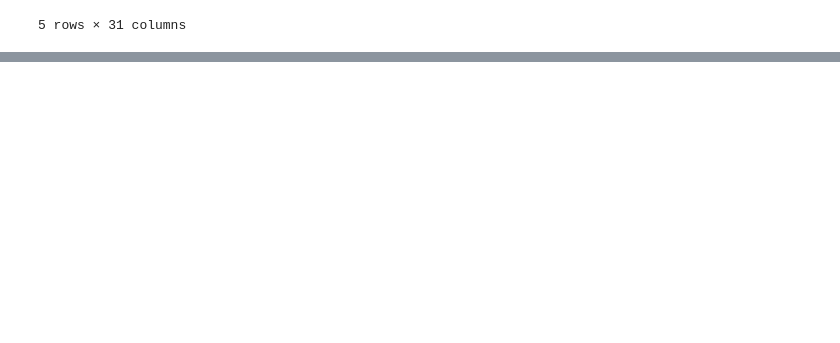
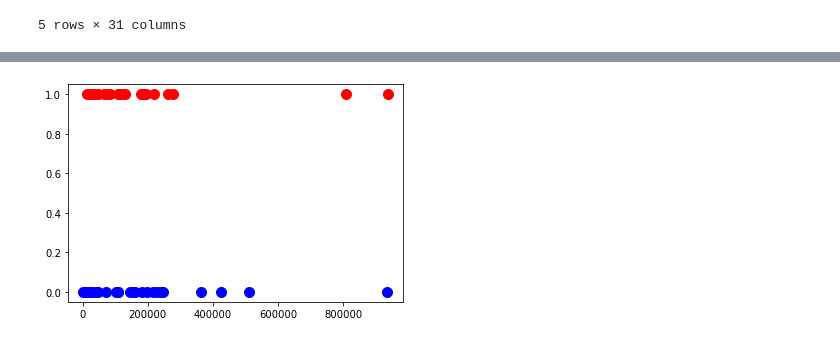
Before and after one commit to KGore12/The-2020-US-Presidential-Election-and-Covid-19, a Jupyter notebook: statejson.ipynb, the cells around one changed output, grey strips where cells are left out. Cells and saved outputs as stored; diff of their text form; code cells hidden in the pictures; blank space fills up the shorter version.

```diff
--- a/statejson.ipynb
+++ b/statejson.ipynb
@@ -98,3 +121,8 @@ clean_state_df.head()
+# %%
+for (v, c) in [(False, 'b'), (True, 'r')]:
+    plt.scatter(clean_state_df.cases[clean_state_df.Republican == v], clean_state_df.Republican[clean_state_df.Republican == v], s=100, c=c)
+# %% [output]
+[figure, added]
 # %%
 # merged_df = pd.merge(new_df, clean_state_df, left_index=True, right_index=True)
 # final_df = merged_df.drop(['type_y', 'properties', 'geometry'], axis=1)
```
Also changed, not shown: parts of 4 cells of this notebook, 3 other files.
